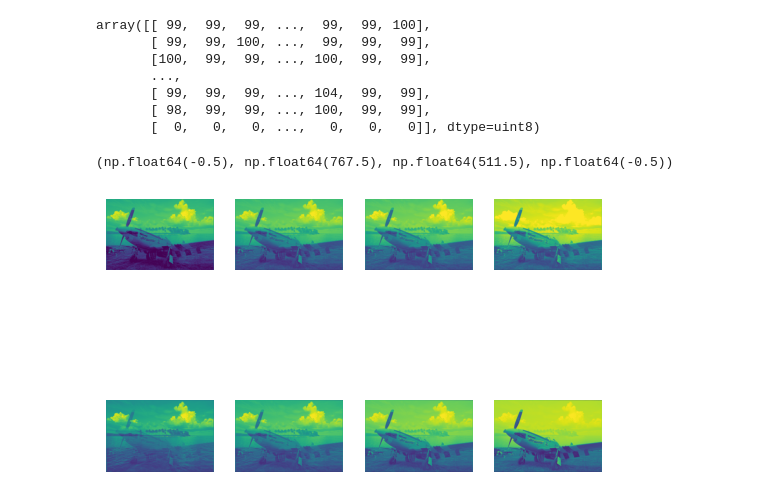
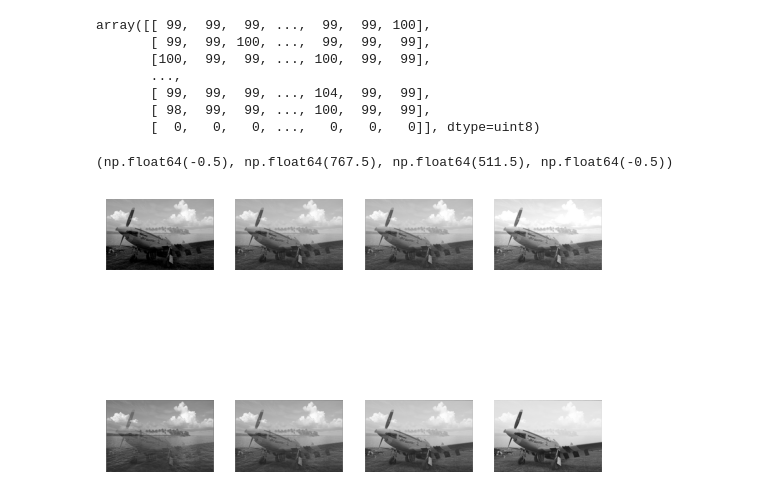
Before and after one commit to youron1115/github_advanced_img_process, a Jupyter notebook: exercise_2_2.ipynb, the cells around one changed output. Drawn from its saved outputs; the diff is of its cells as text; code cells hidden in the pictures.

Commit message:
let all output img be gray-level

```diff
--- a/exercise_2_2.ipynb
+++ b/exercise_2_2.ipynb
@@ -53,36 +53,36 @@ a_6=weight_adjust(0.6)
 a_8=weight_adjust(0.8)
 # %%
 plt.subplot(241)
-plt.imshow(g_nega_50)
+plt.imshow(g_nega_50, cmap='gray')
 plt.axis('off')
 
 plt.subplot(242)
-plt.imshow(g_nega_10)
+plt.imshow(g_nega_10, cmap='gray')
 plt.axis('off')
 
 plt.subplot(243)
-plt.imshow(g_10)
+plt.imshow(g_10, cmap='gray')
 plt.axis('off')
 
 plt.subplot(244)
-plt.imshow(g_50)
+plt.imshow(g_50, cmap='gray')
 plt.axis('off')
 
 plt.subplot(245)
-plt.imshow(a_2)
+plt.imshow(a_2, cmap='gray')
 plt.axis('off')
 
 plt.subplot(246)
-plt.imshow(a_4)
+plt.imshow(a_4, cmap='gray')
 plt.axis('off')
 
 plt.subplot(247)
-plt.imshow(a_6)
+plt.imshow(a_6, cmap='gray')
 plt.axis('off')
 
 plt.subplot(248)
-plt.imshow(a_8)
+plt.imshow(a_8, cmap='gray')
 plt.axis('off')
 # %% [output]
 (np.float64(-0.5), np.float64(767.5), np.float64(511.5), np.float64(-0.5))
-[figure, old version]
+[figure, new version]
```
